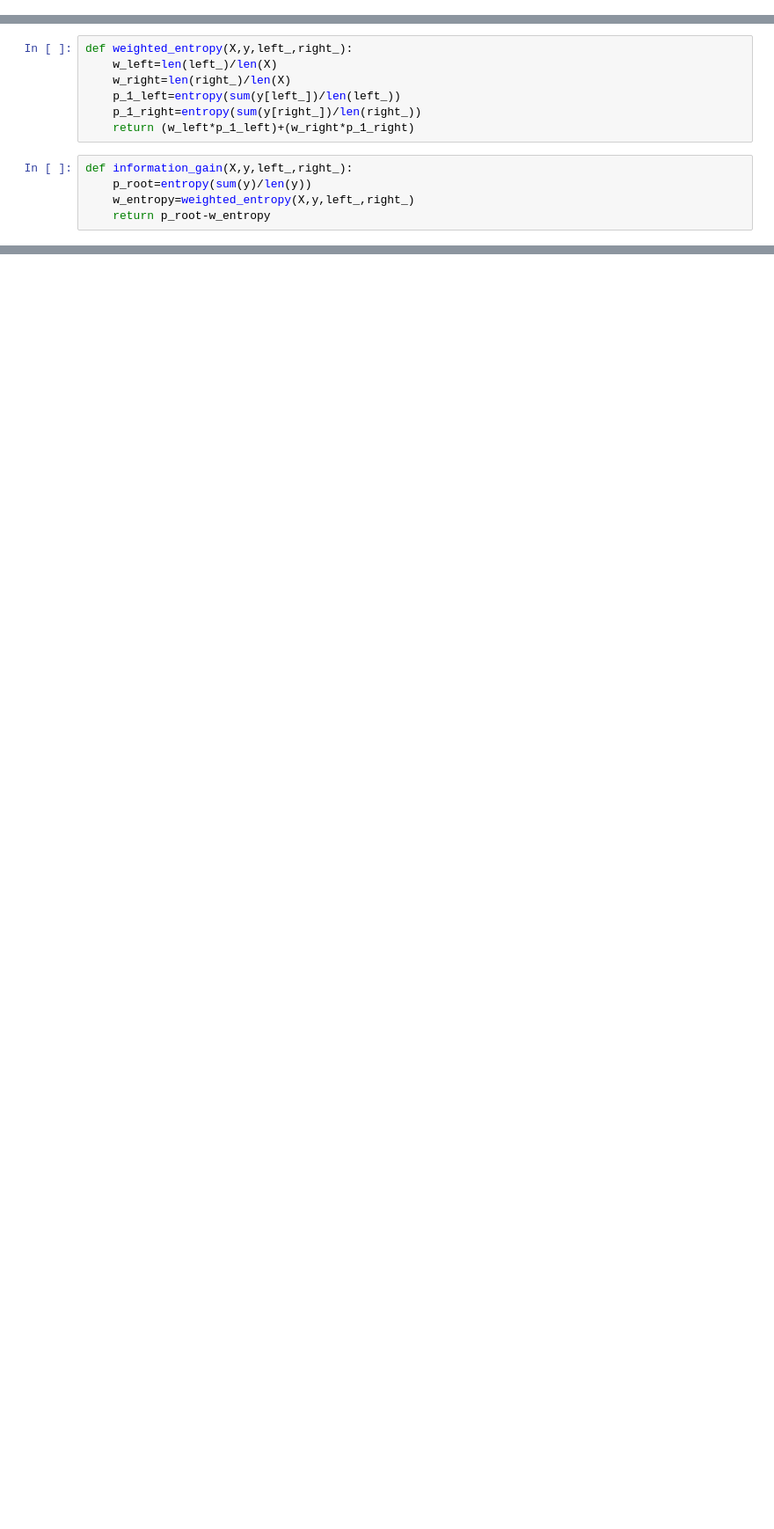
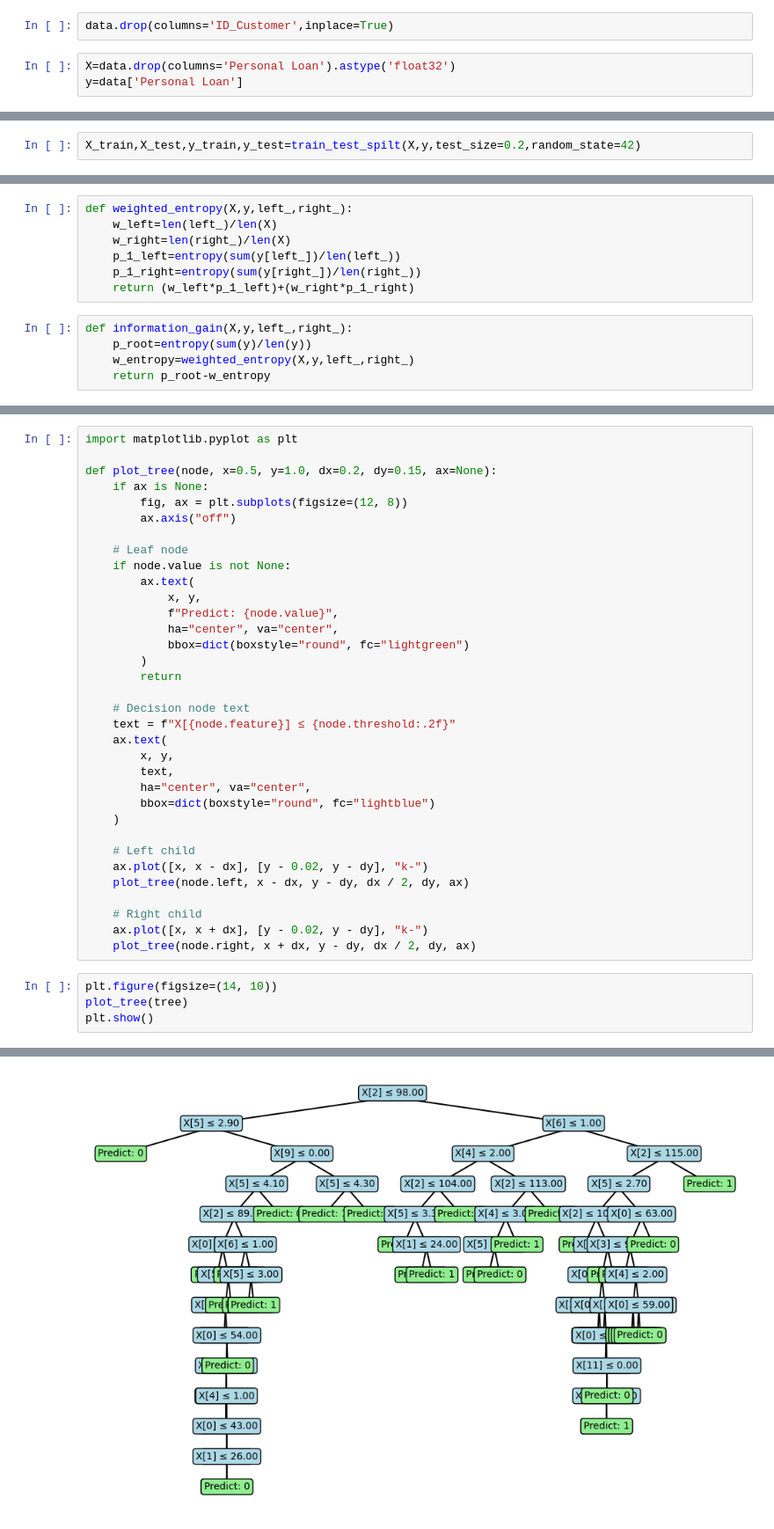
Before and after one commit to BEGINNERUSER-git/ML-Algorithms, a Jupyter notebook: Decision-Tree/Decision-tree-scratch.ipynb, the cells around one changed output, grey strips where cells are left out. Shown at 88% size. Drawn from its saved outputs; the diff is of its cells as text; blank space fills up the shorter version.

```diff
--- a/Decision-Tree/Decision-tree-scratch.ipynb
+++ b/Decision-Tree/Decision-tree-scratch.ipynb
@@ -10,0 +14,5 @@ y_test  = test_df['label']
+# %%
+data.drop(columns='ID_Customer',inplace=True)
+# %%
+X=data.drop(columns='Personal Loan').astype('float32')
+y=data['Personal Loan']
@@ -11,3 +29,5 @@ y_test  = test_df['label']
+# %%
+X_train,X_test,y_train,y_test=train_test_spilt(X,y,test_size=0.2,random_state=42)
 # %%
 def entropy(p):
     if(p==0) or (p==1):
@@ -40,0 +144,39 @@ def information_gain(X,y,left_,right_):
+# %%
+import matplotlib.pyplot as plt
+
+def plot_tree(node, x=0.5, y=1.0, dx=0.2, dy=0.15, ax=None):
+    if ax is None:
+        fig, ax = plt.subplots(figsize=(12, 8))
+        ax.axis("off")
+
+    # Leaf node
+    if node.value is not None:
+        ax.text(
+            x, y,
+            f"Predict: {node.value}",
+            ha="center", va="center",
+            bbox=dict(boxstyle="round", fc="lightgreen")
+        )
+        return
+
+    # Decision node text
+    text = f"X[{node.feature}] ≤ {node.threshold:.2f}"
+    ax.text(
+        x, y,
+        text,
+        ha="center", va="center",
+        bbox=dict(boxstyle="round", fc="lightblue")
+    )
+
+    # Left child
+    ax.plot([x, x - dx], [y - 0.02, y - dy], "k-")
+    plot_tree(node.left, x - dx, y - dy, dx / 2, dy, ax)
+
+    # Right child
+    ax.plot([x, x + dx], [y - 0.02, y - dy], "k-")
+    plot_tree(node.right, x + dx, y - dy, dx / 2, dy, ax)
+# %%
+plt.figure(figsize=(14, 10))
+plot_tree(tree)
+plt.show()
+# %% [output]
@@ -40,0 +184 @@ def information_gain(X,y,left_,right_):
+[figure, added]
```
Also changed, not shown: parts of 10 cells of this notebook, 4 other files.
